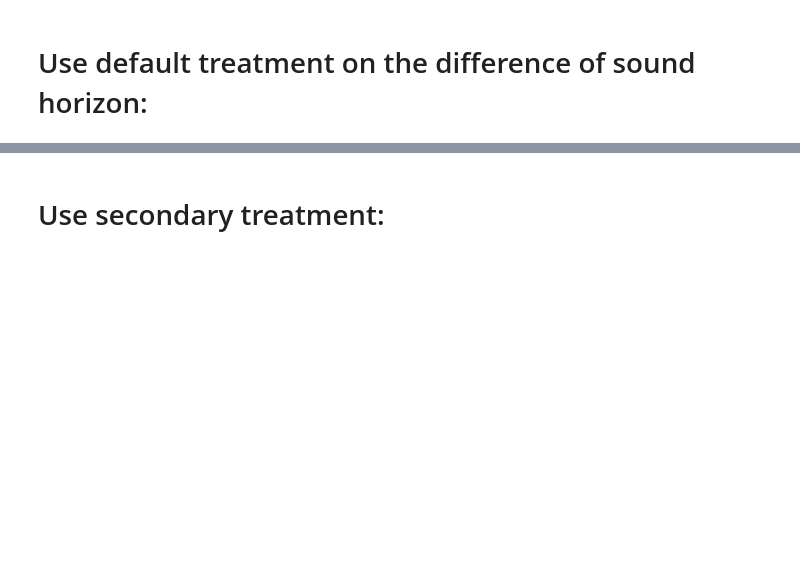
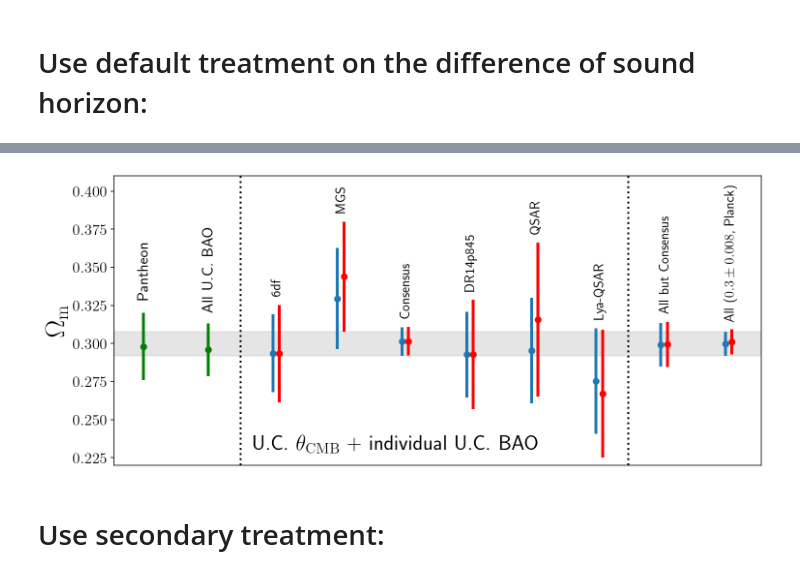
Before and after one commit to WeikangLin/CosmicStds, a Jupyter notebook: MCMC_cosmic_stds.ipynb, the cells around one changed output, grey strips where cells are left out. Saved outputs shown, nothing was run; the diff lists cells and outputs as text; code cells hidden in the pictures; blank space fills up the shorter version.

```diff
--- a/MCMC_cosmic_stds.ipynb
+++ b/MCMC_cosmic_stds.ipynb
@@ -459,0 +495,19 @@ g.export(os.path.join(r'figures',r'Compare_UCstds.pdf'))
+# %%
+names = ['zstar','rsH0', 'MH0','omegam','h','Deltazrec','omegabh2']    # put parameters here
+labels =  [r'z_*',r'r_{\rm{s}}H_0',r'\mathcal{M}',r'\Omega_m',r'h',r'\Delta z_{dec}','\Omega_b h^2']
+Om_means={'Planck':[],'ACT+WMAP':[]}
+Om_stds={'Planck':[],'ACT+WMAP':[]}
+for BAO_name in ['6df','DR7_MGS','DR12_consensus','DR14p845','DR14_qsar',
+                 'DR14_lya_qsar','All_BAO_butconsensus_SN','All_BAO_SN']:
+    print(r'CMB+'+BAO_name)
+    for prefix, path_name in zip(['Planck','ACT+WMAP'],['CMB','ACT']):
+        load_chain_file = 'chains/Default/'+path_name+'theta_BAO/'+ \
+                 BAO_name+'_'+str(nwalkers)+'_step'+str(nstep)+'.csv'
+        samples = np.loadtxt(load_chain_file,delimiter=",")
+        MCsamples = MCSamples(samples=samples,names = names, labels = labels,ranges={'h':(0.55, 0.88)},
+                      label='Uncalibrated Cosmic Standards',ignore_rows=500)
+        txt=prefix+': '+str(round(MCsamples.getMargeStats().parWithName('omegam').mean,4))+ \
+                '\pm'+str(round(MCsamples.std('omegam'),4))
+        display(Math(txt))
+        Om_means[prefix].append(MCsamples.getMargeStats().parWithName('omegam').mean)
+        Om_stds[prefix].append(MCsamples.std('omegam'))
@@ -460,3 +528,31 @@ g.export(os.path.join(r'figures',r'Compare_UCstds.pdf'))
+# %%
+N_bao = len(Om_means['Planck'])
+fig,ax = plt.subplots(figsize=((N_bao+2)*1.2,5.5))
+plt.errorbar(-2,0.298,0.022,fmt='og',linewidth=3)
+plt.errorbar(-1,0.29582,0.01729,fmt='og',linewidth=3) # All BAO
+for prefix, offset, fmt,ls in zip(['Planck','ACT+WMAP'],[0,0.1],['o','or'],['-',':']):
+    plt.errorbar(np.arange(N_bao)+offset,Om_means[prefix],Om_stds[prefix],fmt=fmt,linewidth=3)
+plt.axvline(x=N_bao-2.5,linestyle=':',color='k',linewidth=2)
+plt.axvline(x=-.5,linestyle=':',color='k',linewidth=2)
+plt.ylabel(r'$\Omega_{\rm{m}}$',fontsize=28)
+plt.yticks(fontsize=16)
+plt.axhspan(Om_means['Planck'][-1]-Om_stds['Planck'][-1],
+                  Om_means['Planck'][-1]+Om_stds['Planck'][-1],color='gray',alpha=0.2)
+plt.tick_params(axis='x',which='both',bottom=False,top=False,labelbottom=False)
+plt.text(-2.1, 0.33,'Pantheon',fontsize=16,rotation=90)
+plt.text(-1.1, 0.322,'All U.C. BAO',fontsize=16,rotation=90)
+plt.text(-.3, 0.23,r'U.C. $\theta_{\rm{CMB}}$ + individual U.C. BAO',fontsize=22)
+
+for bao, i in zip(['6df','MGS','Consensus','DR14p845','QSAR',
+                 'Lya-QSAR','All but Consensus','All'+r' ($'+str(round(Om_means['Planck'][i],3))
+         +'\pm'+str(round(Om_stds['Planck'][i],3))+'$, Planck)'],np.arange(N_bao)):
+    plt.text(i-0.03, max(Om_means['Planck'][i]+Om_stds['Planck'][i],
+                        Om_means['ACT+WMAP'][i]+Om_stds['ACT+WMAP'][i])+0.007,bao,fontsize=14,rotation=90)
+
+plt.ylim(0.22,0.41)
+plt.savefig('figures/Constraints_Om.pdf', bbox_inches='tight')
+# %% [output]
+[figure, added]
 # %% [markdown]
 # Use secondary treatment:
 # %%
```
Also changed, not shown: parts of 18 cells of this notebook, 4 other files.
